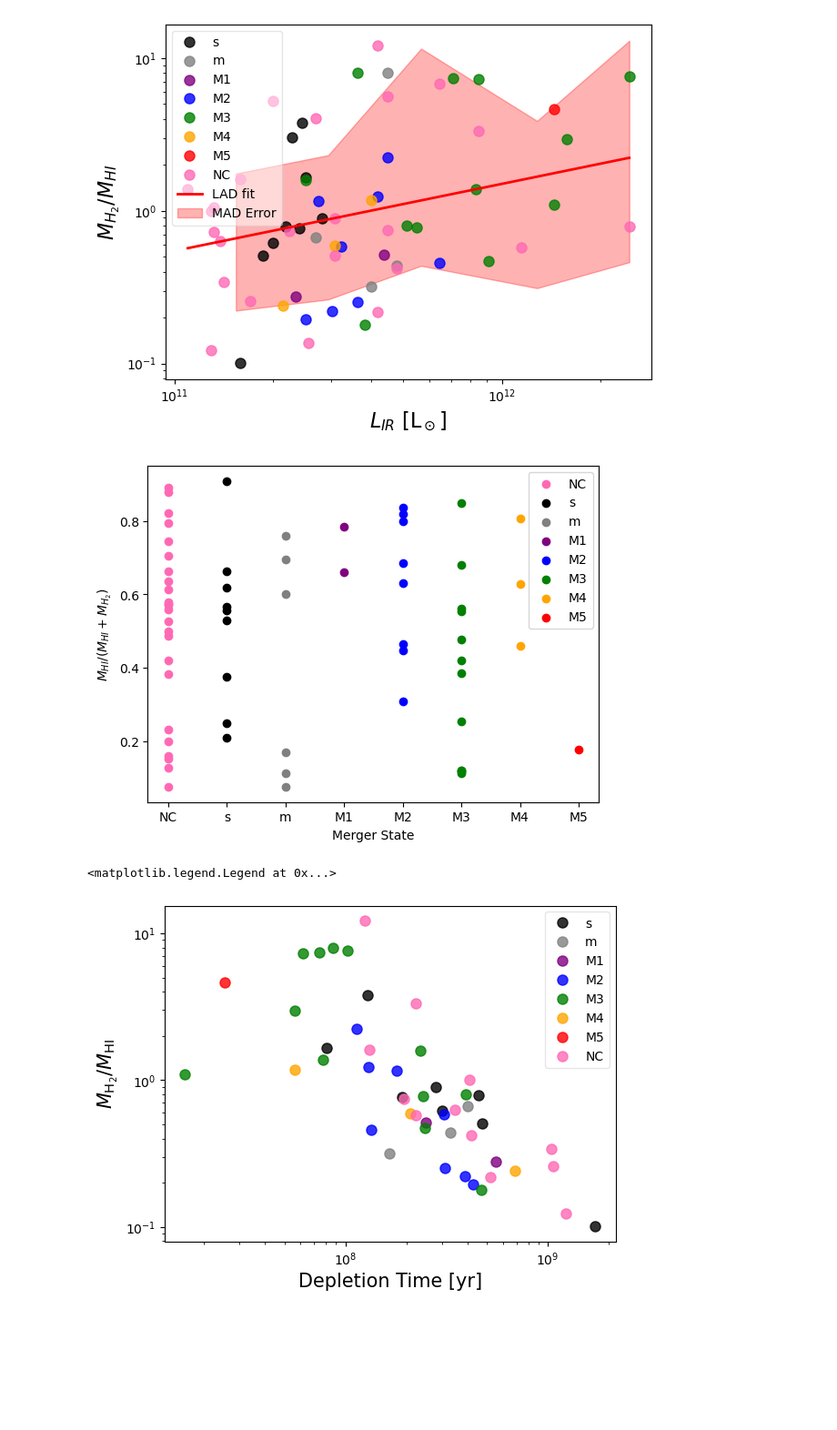
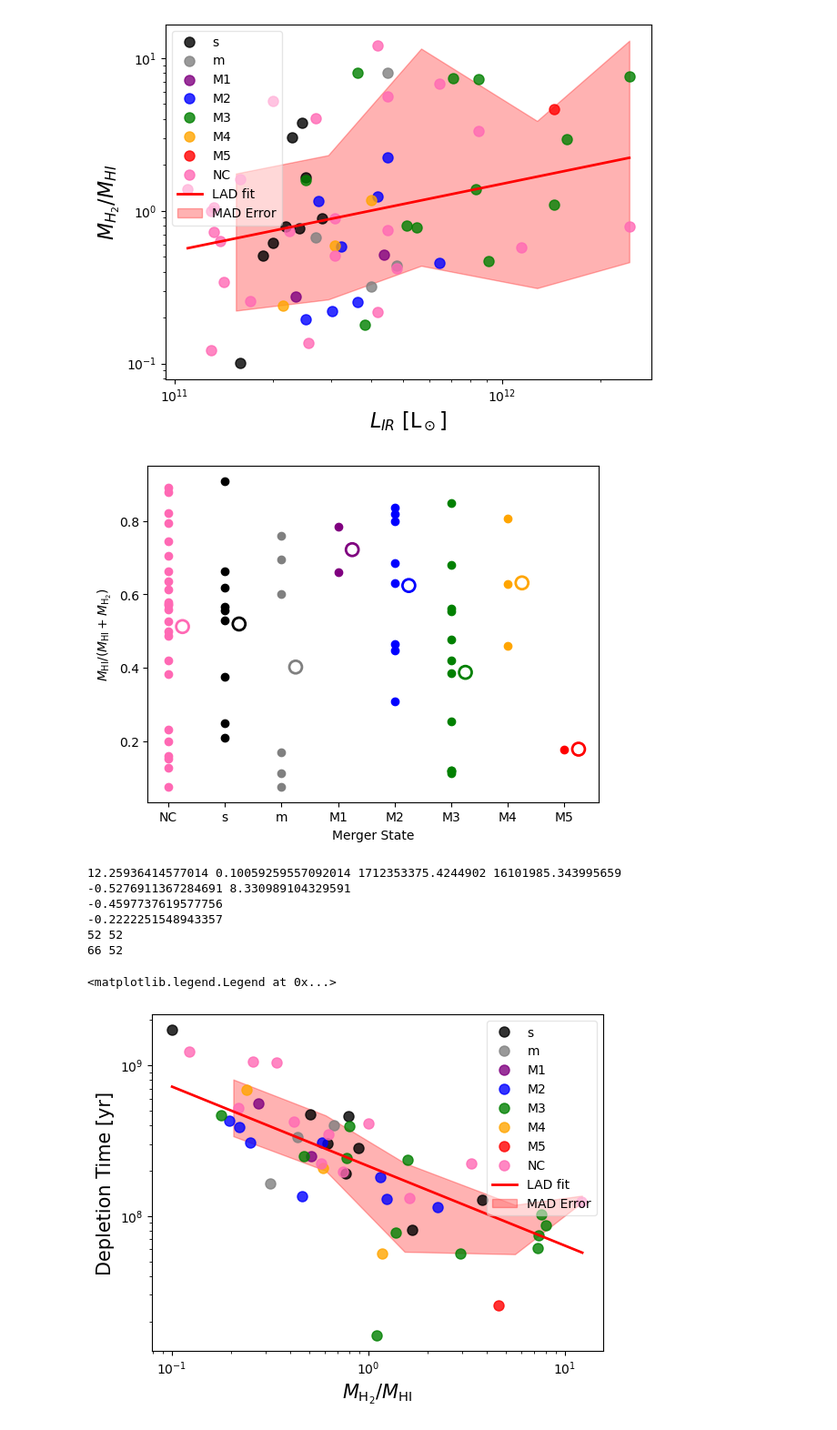
Before and after one commit to MatthewMotuz/GBO_REU, a Jupyter notebook: GOALS/GOALS_Final.ipynb, the cells around one changed output. Shown at 91% size. Drawn from its saved outputs; the diff is of its cells as text; code cells hidden in the pictures; blank space fills up the shorter version.

```diff
--- a/GOALS/GOALS_Final.ipynb
+++ b/GOALS/GOALS_Final.ipynb
@@ -716,74 +716,106 @@ plt.show()
 1.4696148545312184
 [figure]
 # %%
-my_xticks = ['NC','s', 'm', 'M1', 'M2', 'M3', 'M4', 'M5']
+my_xticks = ['NC', 's', 'm', 'M1', 'M2', 'M3', 'M4', 'M5']
 x = [1, 3, 5, 7, 9, 11, 13, 15]
 
-fraction = 10**df2['Log(M_HI)']/ (10**df2['Log(M_HI)'] + df2['MH2'])
+offset = 0.5
 
+fraction = 10**df2['Log(M_HI)'] / (10**df2['Log(M_HI)'] + df2['MH2'])
 mask = pd.to_numeric(df2['Log(M_HI)'], errors='coerce') > 1
 
+# Store means and colors for mean plotting
+mean_points = []
+
+# Plot "NC"
 nan_idx = df2['Merger State'].isna() & mask
 if nan_idx.any():
     plt.scatter([1]*nan_idx.sum(), fraction[nan_idx], color='hotpink', label='NC')
+    mean_points.append((1, fraction[nan_idx].mean(), 'hotpink'))
 
-
+# Plot other merger types
 for type, color, label, assignment in [
     ('s', 'k', 's', 3),
-    ('m','grey', 'm', 5),
-    ('M1','purple', 'M1', 7),
-    ('M2','blue', 'M2', 9),
-    ('M3','green', 'M3', 11),
-    ('M4','orange', 'M4', 13),
-    ('M5','red', 'M5', 15)
+    ('m', 'grey', 'm', 5),
+    ('M1', 'purple', 'M1', 7),
+    ('M2', 'blue', 'M2', 9),
+    ('M3', 'green', 'M3', 11),
+    ('M4', 'orange', 'M4', 13),
+    ('M5', 'red', 'M5', 15)
 ]:
     idx = df2['Merger State'].astype(str).str.contains(type, na=False)
     combined = idx & mask
     if combined.any():
         plt.scatter([assignment]*combined.sum(), fraction[combined], color=color, label=label)
+        mean_points.append((assignment, fraction[combined].mean(), color))
 
+# Plot hollow mean circles with same color as group
+for x_val, y_mean, edge_color in mean_points:
+    plt.scatter(x_val + offset, y_mean, facecolors='none', edgecolors=edge_color, s=100, linewidths=2, zorder=5)
 
-
+# Final plot formatting
 plt.xticks(x, my_xticks)
 plt.xlabel('Merger State')
-plt.ylabel(r'$M_{HI}/ (M_{HI} + M_{H_2})$')
-plt.legend()
+plt.ylabel(r'$M_{\mathrm{HI}} / (M_{\mathrm{HI}} + M_{\mathrm{H_2}})$')
 plt.show()
 # %% [output]
-[figure, old version]
+[figure, new version]
 # %%
 mask = pd.to_numeric(df2['Log(M_HI)'], errors='coerce') > 1
+
 
 for type, color, label in [
     ('s', 'k', 's'),
     ('m', 'grey', 'm'),
     ('M1', 'purple', 'M1'),
     ('M2', 'blue', 'M2'),
     ('M3', 'green', 'M3'),
     ('M4', 'orange', 'M4'),
     ('M5', 'red', 'M5'),
 ]:
     idx = df2['Merger State'].astype(str).str.contains(f'^{type}$|^T{type}$', na=False)
     combined = idx & mask
     if combined.any():
         plt.loglog(
+            df2.loc[combined, 'MH2']/10**df2.loc[combined, 'Log(M_HI)'],
             (10**df2.loc[combined, 'Log(M_HI)'] + df2.loc[combined, 'MH2'])/df2.loc[combined, 'SFR'],
-            df2.loc[combined, 'MH2']/10**df2.loc[combined, 'Log(M_HI)'],
             'o', markersize=8, color=color, alpha=0.8, label=label
         )
 
 nan_idx = df2['Merger State'].isna() & mask
 if nan_idx.any():
     plt.loglog(
+        df2.loc[nan_idx, 'MH2']/10**df2.loc[nan_idx, 'Log(M_HI)'],
         (10**df2.loc[nan_idx, 'Log(M_HI)'] + df2.loc[nan_idx, 'MH2'])/df2.loc[nan_idx, 'SFR'],
-        df2.loc[nan_idx, 'MH2']/10**df2.loc[nan_idx, 'Log(M_HI)'],
         'o', markersize=8, color='hotpink', alpha=0.8, label='NC'
     )
 
+y = ((10**df2.loc[mask, 'Log(M_HI)'] + df2.loc[mask, 'MH2'])/df2.loc[mask, 'SFR'])
+x = (df2.loc[mask, 'MH2']/10**df2.loc[mask, 'Log(M_HI)'])
 
-plt.xlabel('Depletion Time [yr]', fontsize=15)
-plt.ylabel(r'$M_{\mathrm{H_2}}/M_{\mathrm{HI}}$', fontsize=15)
+print(np.max(x), np.min(x), np.max(y), np.min(y))
+
+valid = np.isfinite(x) & np.isfinite(y)
+x_clean = x[valid].values
+y_clean = y[valid].values
+
+plotWithFitMAD(np.log10(x_clean), np.log10(y_clean), 0.5)
+
+print(len(x_clean), len(y_clean))
+print(len(x[~np.isnan(x)]), len(y[~np.isnan(y)]))
+
+
+
+
+plt.ylabel('Depletion Time [yr]', fontsize=15)
+plt.xlabel(r'$M_{\mathrm{H_2}}/M_{\mathrm{HI}}$', fontsize=15)
 plt.legend(loc='upper right', framealpha=0.5)
 # %% [output]
-<matplotlib.legend.Legend at 0x...>
+12.25936414577014 0.10059259557092014 1712353375.4244902 16101985.343995659
+-0.5276911367284691 8.330989104329591
+-0.4597737619577756
+-0.2222251548943357
+52 52
+66 52
+<matplotlib.legend.Legend at 0x...>
-[figure, old version]
+[figure, new version]
```
Also changed, not shown: parts of 2 cells of this notebook, 2 other files.
